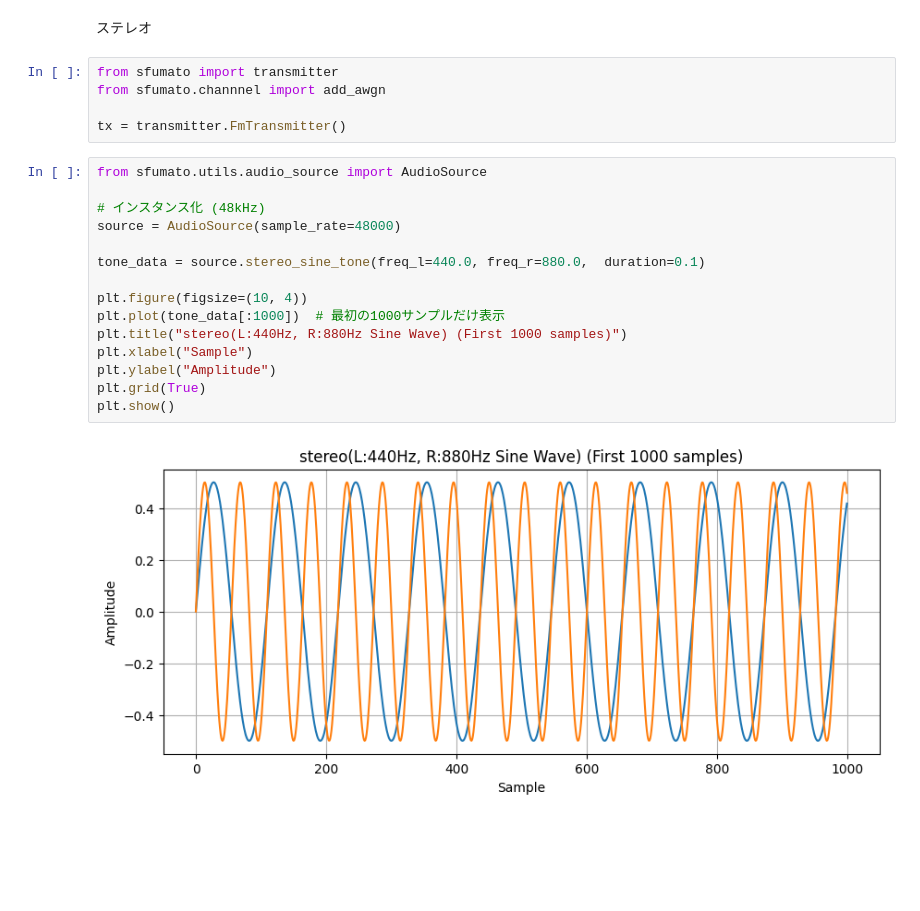
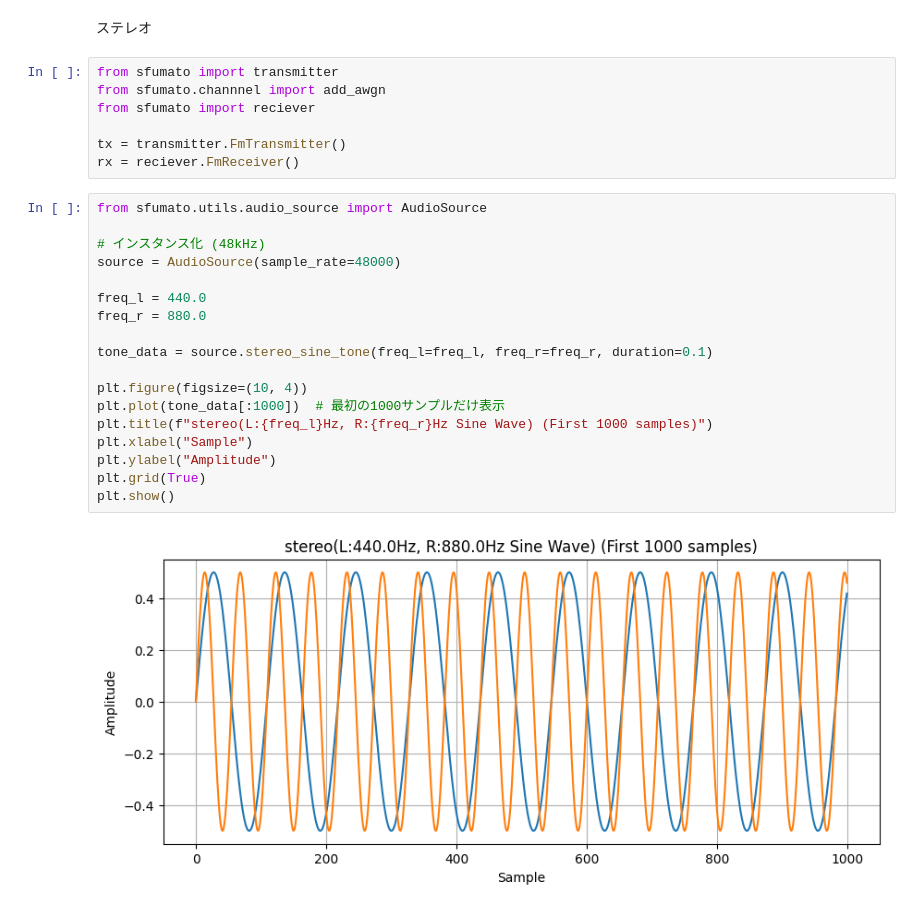
Before and after one commit to mev-null/sfumato-fm-radio-turner, a Jupyter notebook: notebooks/01_virtual_air.ipynb, the cells around one changed output. Saved outputs shown, nothing was run; the diff lists cells and outputs as text; blank space fills up the shorter version.

```diff
--- a/notebooks/01_virtual_air.ipynb
+++ b/notebooks/01_virtual_air.ipynb
@@ -83,25 +83,30 @@ plot_signal_analysis(
 # %%
 from sfumato import transmitter
 from sfumato.channnel import add_awgn
+from sfumato import reciever
 
 tx = transmitter.FmTransmitter()
+rx = reciever.FmReceiver()
 # %%
 from sfumato.utils.audio_source import AudioSource
 
 # インスタンス化 (48kHz)
 source = AudioSource(sample_rate=48000)
 
-tone_data = source.stereo_sine_tone(freq_l=440.0, freq_r=880.0,  duration=0.1)
+freq_l = 440.0
+freq_r = 880.0
+
+tone_data = source.stereo_sine_tone(freq_l=freq_l, freq_r=freq_r, duration=0.1)
 
 plt.figure(figsize=(10, 4))
 plt.plot(tone_data[:1000])  # 最初の1000サンプルだけ表示
-plt.title("stereo(L:440Hz, R:880Hz Sine Wave) (First 1000 samples)")
+plt.title(f"stereo(L:{freq_l}Hz, R:{freq_r}Hz Sine Wave) (First 1000 samples)")
 plt.xlabel("Sample")
 plt.ylabel("Amplitude")
 plt.grid(True)
 plt.show()
 # %% [output]
-[figure, old version]
+[figure, new version]
 # %%
 # --- 1. MPX信号の生成 ---
 l_ch = tone_data[:, 0]
```
Also changed, not shown: parts of 7 cells of this notebook, 5 other files.
